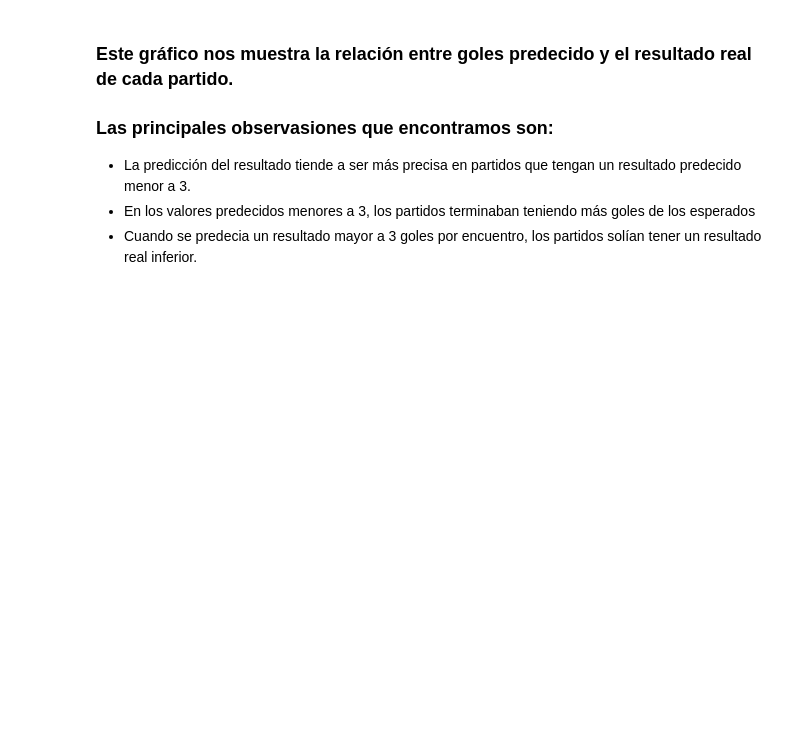
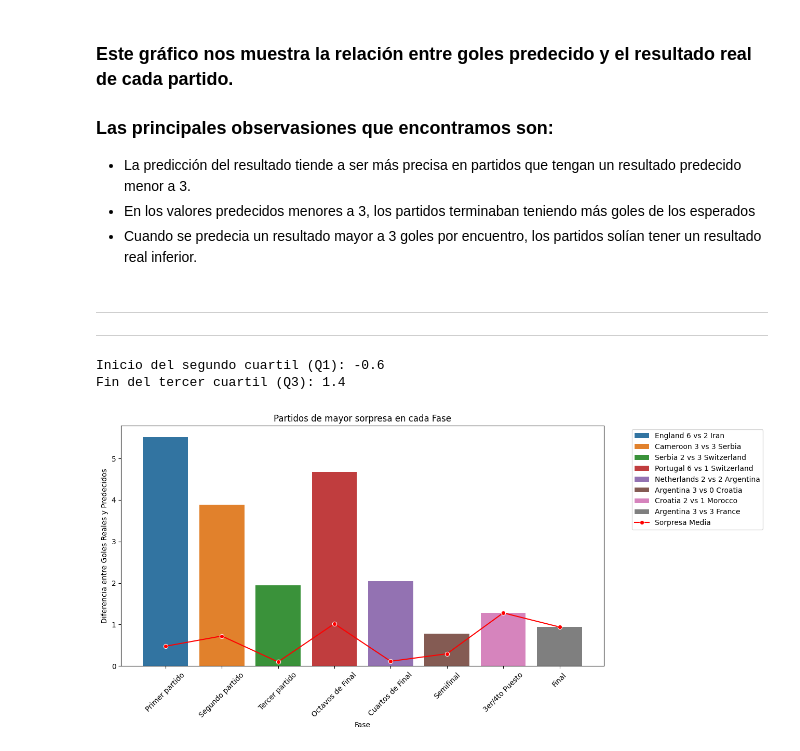
Before and after one commit to valenrosito/TP-Fundamentos_Ciencia_de_Datos, a Jupyter notebook: src/TP.ipynb, the cells around one changed output. Saved outputs shown, nothing was run; the diff lists cells and outputs as text; code cells hidden in the pictures; blank space fills up the shorter version.

Commit message:
Optimización del código, eliminación de lineas innecesarias y ordenamiento

```diff
--- a/src/TP.ipynb
+++ b/src/TP.ipynb
@@ -296,3 +369,47 @@ plt.show();
 - La predicción del resultado tiende a ser más precisa en partidos que tengan un resultado predecido menor a 3.
 - En los valores predecidos menores a 3, los partidos terminaban teniendo más goles de los esperados
 - Cuando se predecia un resultado mayor a 3 goles por encuentro, los partidos solían tener un resultado real inferior.
+# %% [markdown]
+------------------------------------------------------------------------------------------------------------------------
+------------------------------------------------------------------------------------------------------------------------
+# %%
+sorpresas = [] # Creamos una lista para luego convertir en DataFrame
+
+for _, row in partidos.iterrows():        # Iteramos sobre cada partido
+    resultado_actual = row['score_real'] - row['score_predecido'] # Calculamos la diferencia entre goles reales y predecidos
+    sorpresas.append({
+        'fase': row['fase'],
+        'sorpresa': resultado_actual,
+        'partido': f"{row['equipo1']} {row['puntaje1']} vs {row['puntaje2']} {row['equipo2']}"
+    })
+
+    # Filtramos las sorpresas para obtener solo el partido con mayor sorpresa de cada fase
+    sorpresas_df = pd.DataFrame(sorpresas)
+    mayor_sorpresa_por_fase = sorpresas_df.loc[sorpresas_df.groupby('fase')['sorpresa'].idxmax()]
+
+# Calculamos la sorpresa media por fase
+sorpresa_media_por_fase = sorpresas_df.groupby('fase')['sorpresa'].mean().reset_index()
+sorpresa_media_por_fase.rename(columns={'sorpresa': 'sorpresa_media'}, inplace=True)
+
+# Unimos los datos de mayor sorpresa con la sorpresa media cuando coinciden por fase en un nuevo dataframe
+comparacion_sorpresas = pd.merge(mayor_sorpresa_por_fase, sorpresa_media_por_fase, on='fase')
+# %%
+# Ordenamos las fases del Dataframe comparación_sorpresas en el orden cronológico
+orden_fases = ['Primer partido', 'Segundo partido', 'Tercer partido', 'Octavos de Final', 'Cuartos de Final', 'Semifinal', '3er/4to Puesto', 'Final']
+comparacion_sorpresas['fase'] = pd.Categorical(comparacion_sorpresas['fase'], categories=orden_fases, ordered=True)
+comparacion_sorpresas = comparacion_sorpresas.sort_values('fase')
+
+Q1, Q3 = round(sorpresas_df['sorpresa'].quantile(0.25), 1), round(sorpresas_df['sorpresa'].quantile(0.75), 1)
+print(f"Inicio del segundo cuartil (Q1): {Q1}")
+print(f"Fin del tercer cuartil (Q3): {Q3}")
+
+# Graficar las sorpresas
+plt.figure(figsize=(12, 6))
+sns.barplot(data=comparacion_sorpresas, x='fase', y='sorpresa', hue='partido', dodge=False)
+sns.lineplot(data=comparacion_sorpresas, x='fase', y='sorpresa_media', color='red', marker='o', label='Sorpresa Media')
+plt.title('Partidos de mayor sorpresa en cada Fase'), plt.xlabel('Fase'), plt.ylabel('Diferencia entre Goles Reales y Predecidos'), plt.xticks(rotation=45), plt.legend(bbox_to_anchor=(1.05, 1), loc='upper left')
+plt.show()
+# %% [output]
+Inicio del segundo cuartil (Q1): -0.6
+Fin del tercer cuartil (Q3): 1.4
+[figure, added]
```
Also changed, not shown: parts of 3 cells of this notebook.
